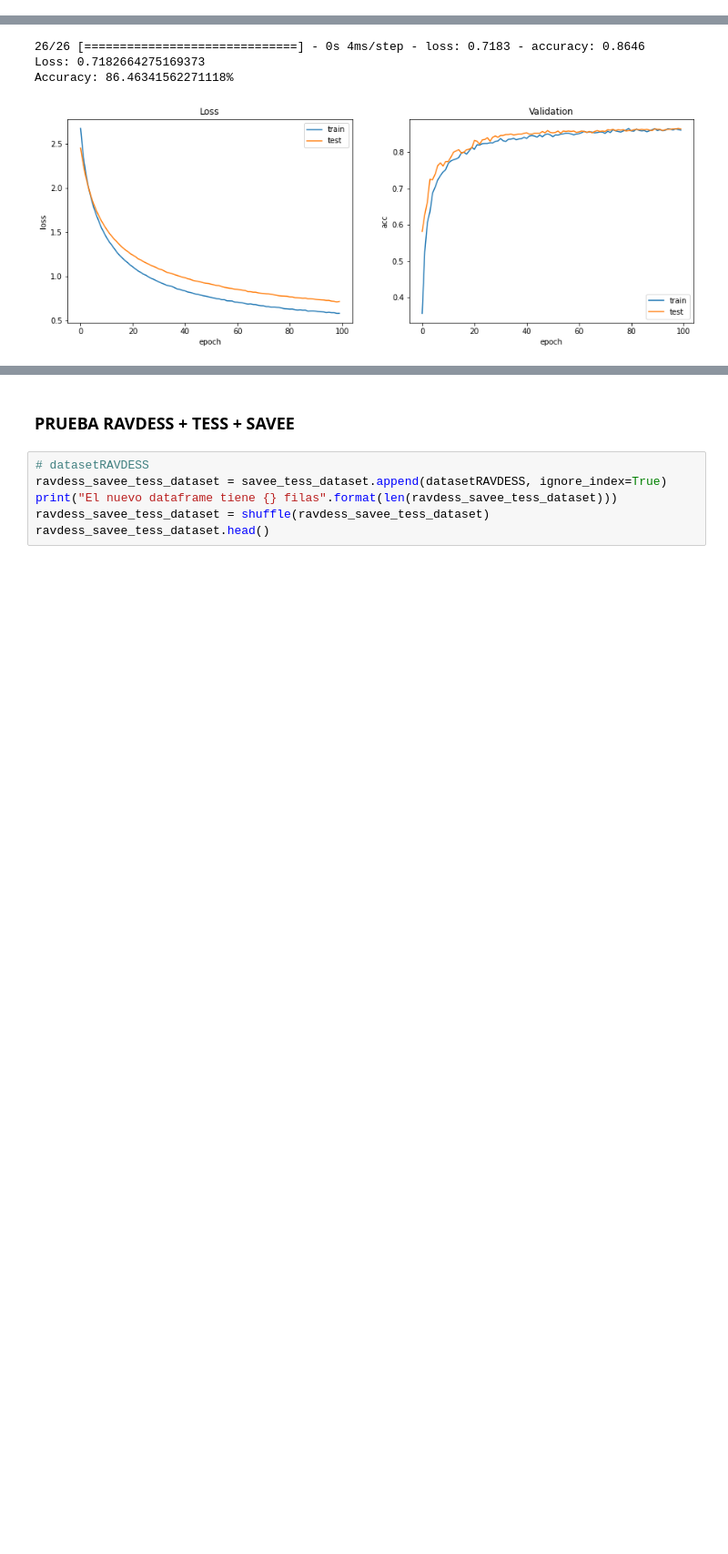
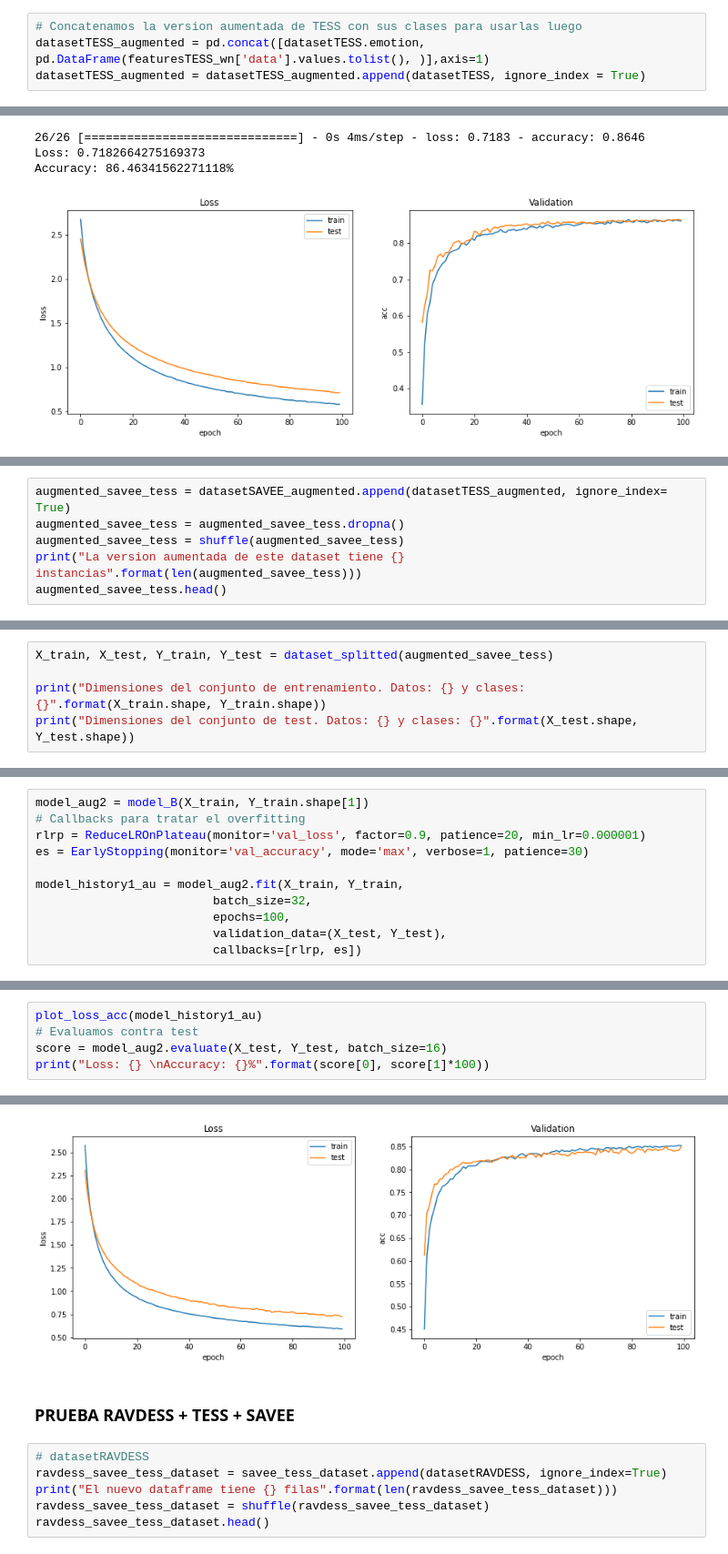
Before and after one commit to Luisa13/Speech_Emotion_Recogntion_in_Foreign_Language, a Jupyter notebook: notebooks/TESS/1_MULTILANGUAGE_CNN_1D.ipynb, the cells around one changed output, grey strips where cells are left out. Shown at 91% size. Saved outputs shown, nothing was run; the diff lists cells and outputs as text; blank space fills up the shorter version.

```diff
--- a/notebooks/TESS/1_MULTILANGUAGE_CNN_1D.ipynb
+++ b/notebooks/TESS/1_MULTILANGUAGE_CNN_1D.ipynb
@@ -291,6 +301,10 @@ datasetTESS.head()
 | 2 | sad | -531.661011 | 88.863670 | 22.462118 | 14.307739 | 4.722463 | 16.334551 | -12.150962 | -6.318793 | -16.228617 | 8.226312 | ... |
 | 3 | sad | -522.041809 | 91.776588 | 19.694820 | 17.102062 | 11.354354 | 19.801527 | -13.455955 | -1.803107 | -17.500757 | 8.322419 | ... |
 | 4 | sad | -545.571716 | 85.695435 | 18.834126 | 16.661682 | 11.217333 | 20.650980 | -17.235056 | -5.440574 | -15.194061 | 7.648641 | ... |
+# %%
+# Concatenamos la version aumentada de TESS con sus clases para usarlas luego
+datasetTESS_augmented = pd.concat([datasetTESS.emotion, pd.DataFrame(featuresTESS_wn['data'].values.tolist(), )],axis=1)
+datasetTESS_augmented = datasetTESS_augmented.append(datasetTESS, ignore_index = True)
 # %%
 print("TESS tiene {} filas y {} caracteristicas".format(datasetTESS.shape[0], datasetTESS.shape[1]-1))
 # %% [output]
@@ -739,0 +826,6 @@ Accuracy: 86.46341562271118%
+# %%
+augmented_savee_tess = datasetSAVEE_augmented.append(datasetTESS_augmented, ignore_index= True)
+augmented_savee_tess = augmented_savee_tess.dropna()
+augmented_savee_tess = shuffle(augmented_savee_tess)
+print("La version aumentada de este dataset tiene {} instancias".format(len(augmented_savee_tess)))
+augmented_savee_tess.head()
@@ -739,0 +851,5 @@ Accuracy: 86.46341562271118%
+# %%
+X_train, X_test, Y_train, Y_test = dataset_splitted(augmented_savee_tess)
+
+print("Dimensiones del conjunto de entrenamiento. Datos: {} y clases: {}".format(X_train.shape, Y_train.shape))
+print("Dimensiones del conjunto de test. Datos: {} y clases: {}".format(X_test.shape, Y_test.shape))
@@ -739,0 +859,11 @@ Accuracy: 86.46341562271118%
+# %%
+model_aug2 = model_B(X_train, Y_train.shape[1])
+# Callbacks para tratar el overfitting
+rlrp = ReduceLROnPlateau(monitor='val_loss', factor=0.9, patience=20, min_lr=0.000001)
+es = EarlyStopping(monitor='val_accuracy', mode='max', verbose=1, patience=30)
+
+model_history1_au = model_aug2.fit(X_train, Y_train,
+                         batch_size=32,
+                         epochs=100,
+                         validation_data=(X_test, Y_test),
+                         callbacks=[rlrp, es])
@@ -739,0 +888,6 @@ Accuracy: 86.46341562271118%
+# %%
+plot_loss_acc(model_history1_au)
+# Evaluamos contra test
+score = model_aug2.evaluate(X_test, Y_test, batch_size=16)
+print("Loss: {} \nAccuracy: {}%".format(score[0], score[1]*100))
+# %% [output]
@@ -740,3 +897,4 @@ Accuracy: 86.46341562271118%
+[figure, added]
 # %% [markdown]
 ### **PRUEBA RAVDESS + TESS + SAVEE**
 # %%
```
Also changed, not shown: parts of 31 cells of this notebook, 1 other file.
